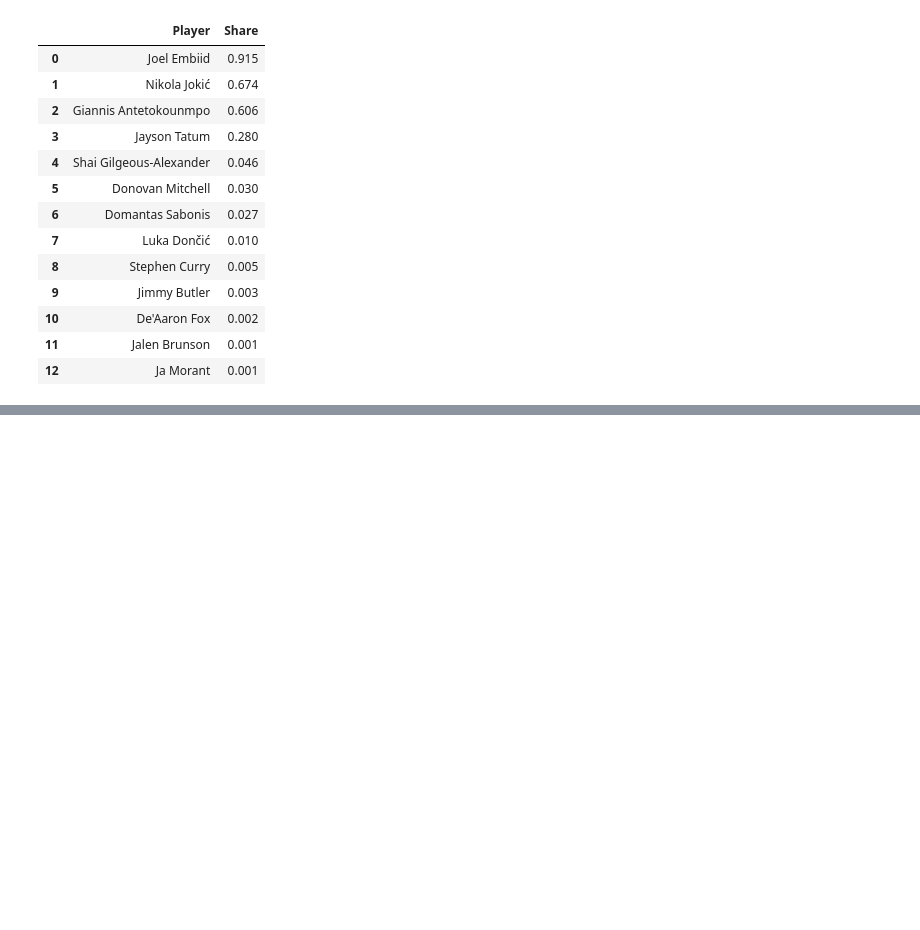
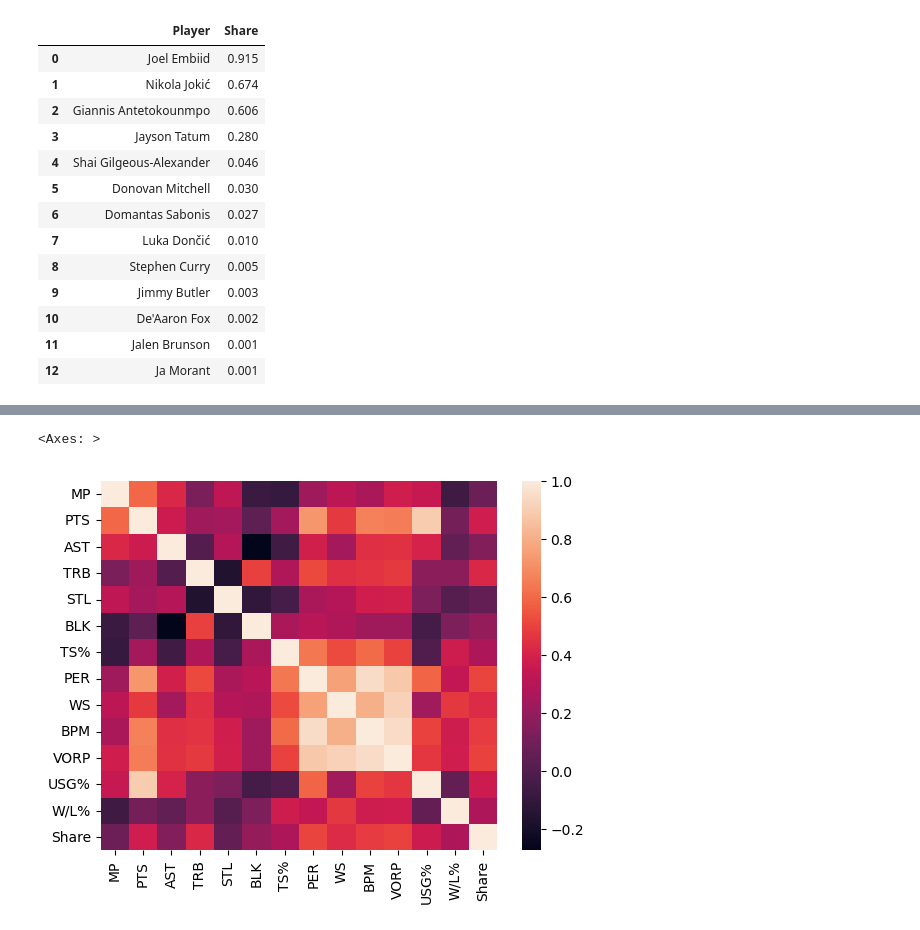
Before and after one commit to esencela/NBA_MVP_Predictor, a Jupyter notebook: notebooks/data_exploration.ipynb, the cells around one changed output, grey strips where cells are left out. Saved outputs shown, nothing was run; the diff lists cells and outputs as text; code cells hidden in the pictures; blank space fills up the shorter version.

Commit message:
Added w/l stat and correlation heatmaps

```diff
--- a/notebooks/data_exploration.ipynb
+++ b/notebooks/data_exploration.ipynb
@@ -258,3 +326,0 @@ df_season
-# %%
-df_season.drop(['Share_x', 'Share_y'], axis=1, inplace=True)
-df_season
@@ -274,0 +327,2 @@ df_season
+# %%
+df_season = df_season[['Player', 'MP', 'PTS', 'AST', 'TRB', 'STL', 'BLK', 'TS%', 'PER', 'WS', 'BPM', 'VORP', 'USG%', 'W/L%', 'Share']]
@@ -274,0 +347,5 @@ df_season
+# %%
+sns.heatmap(df_season.select_dtypes(include=['int64', 'float64']).corr())
+# %% [output]
+<Axes: >
+[figure, added]
```
Also changed, not shown: parts of 18 cells of this notebook.
